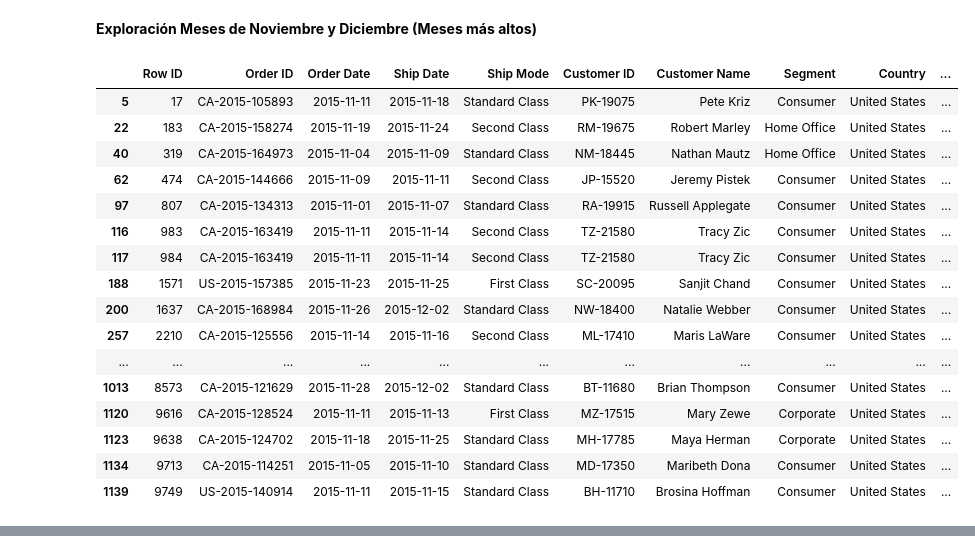
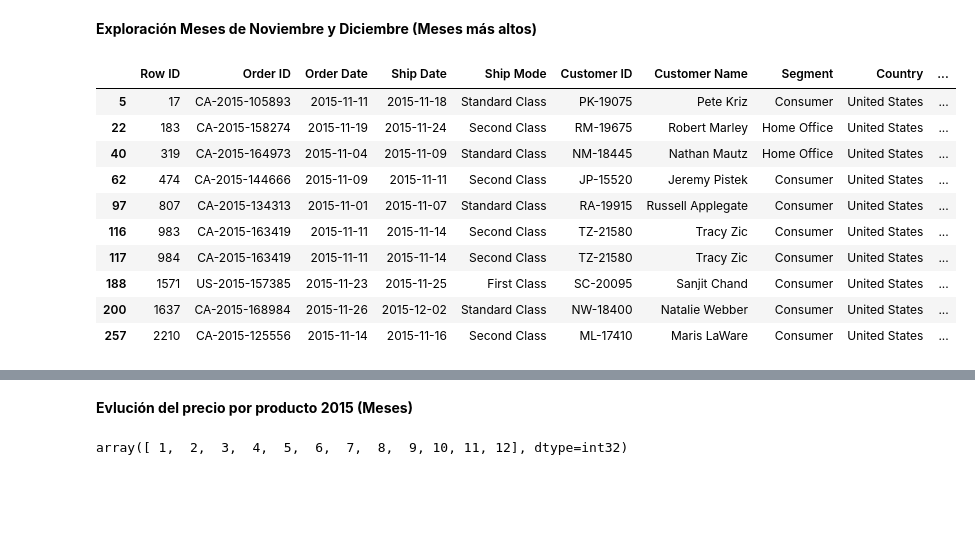
Before and after one commit to SaitoM17/superstore_sales, a Jupyter notebook: notebooks/eda_outliers.ipynb, the cells around one changed output, grey strips where cells are left out. Cells and saved outputs as stored; diff of their text form; code cells hidden in the pictures; blank space fills up the shorter version.

Commit message:
feat: Evolución del precio por producto 2015(por mes)

```diff
--- a/notebooks/eda_outliers.ipynb
+++ b/notebooks/eda_outliers.ipynb
@@ -213,25 +213,19 @@ frebrero_prod_original
 # %%
 # Conjunto con Outliers
 nov_outliers = df_2015_outliers[df_2015_outliers['Order Month'] == 11]
-nov_outliers
+nov_outliers.head(10)
 # %% [output]
 |  | Row ID | Order ID | Order Date | Ship Date | Ship Mode | Customer ID | Customer Name | Segment | Country | ... |
 | 5 | 17 | CA-2015-105893 | 2015-11-11 | 2015-11-18 | Standard Class | PK-19075 | Pete Kriz | Consumer | United States | ... |
 | 22 | 183 | CA-2015-158274 | 2015-11-19 | 2015-11-24 | Second Class | RM-19675 | Robert Marley | Home Office | United States | ... |
 | 40 | 319 | CA-2015-164973 | 2015-11-04 | 2015-11-09 | Standard Class | NM-18445 | Nathan Mautz | Home Office | United States | ... |
 | 62 | 474 | CA-2015-144666 | 2015-11-09 | 2015-11-11 | Second Class | JP-15520 | Jeremy Pistek | Consumer | United States | ... |
 | 97 | 807 | CA-2015-134313 | 2015-11-01 | 2015-11-07 | Standard Class | RA-19915 | Russell Applegate | Consumer | United States | ... |
 | 116 | 983 | CA-2015-163419 | 2015-11-11 | 2015-11-14 | Second Class | TZ-21580 | Tracy Zic | Consumer | United States | ... |
 | 117 | 984 | CA-2015-163419 | 2015-11-11 | 2015-11-14 | Second Class | TZ-21580 | Tracy Zic | Consumer | United States | ... |
 | 188 | 1571 | US-2015-157385 | 2015-11-23 | 2015-11-25 | First Class | SC-20095 | Sanjit Chand | Consumer | United States | ... |
 | 200 | 1637 | CA-2015-168984 | 2015-11-26 | 2015-12-02 | Standard Class | NW-18400 | Natalie Webber | Consumer | United States | ... |
 | 257 | 2210 | CA-2015-125556 | 2015-11-14 | 2015-11-16 | Second Class | ML-17410 | Maris LaWare | Consumer | United States | ... |
-| ... | ... | ... | ... | ... | ... | ... | ... | ... | ... | ... |
-| 1013 | 8573 | CA-2015-121629 | 2015-11-28 | 2015-12-02 | Standard Class | BT-11680 | Brian Thompson | Consumer | United States | ... |
-| 1120 | 9616 | CA-2015-128524 | 2015-11-11 | 2015-11-13 | First Class | MZ-17515 | Mary Zewe | Corporate | United States | ... |
-| 1123 | 9638 | CA-2015-124702 | 2015-11-18 | 2015-11-25 | Standard Class | MH-17785 | Maya Herman | Corporate | United States | ... |
-| 1134 | 9713 | CA-2015-114251 | 2015-11-05 | 2015-11-10 | Standard Class | MD-17350 | Maribeth Dona | Consumer | United States | ... |
-| 1139 | 9749 | US-2015-140914 | 2015-11-11 | 2015-11-15 | Standard Class | BH-11710 | Brosina Hoffman | Consumer | United States | ... |
 # %%
 # Conjunto Original
 nov_original = df_2015_original[df_2015_original['Order Month'] == 12]
@@ -250,3 +244,11 @@ nov_original
 | 9523 | 9524 | CA-2015-169446 | 2015-12-19 | 2015-12-25 | Standard Class | SG-20605 | Speros Goranitis | Consumer | United States | ... |
 | 9723 | 9724 | CA-2015-101364 | 2015-12-22 | 2015-12-26 | Standard Class | TW-21025 | Tamara Willingham | Home Office | United States | ... |
 274 rows × 20 columns
+# %% [markdown]
+**Evlución del precio por producto 2015 (Meses)**
+# %%
+meses_2015 = df_2015_original['Order Month'].unique()
+meses_2015.sort()
+meses_2015
+# %% [output]
+array([ 1,  2,  3,  4,  5,  6,  7,  8,  9, 10, 11, 12], dtype=int32)
```
Also changed, not shown: parts of 2 cells of this notebook.
